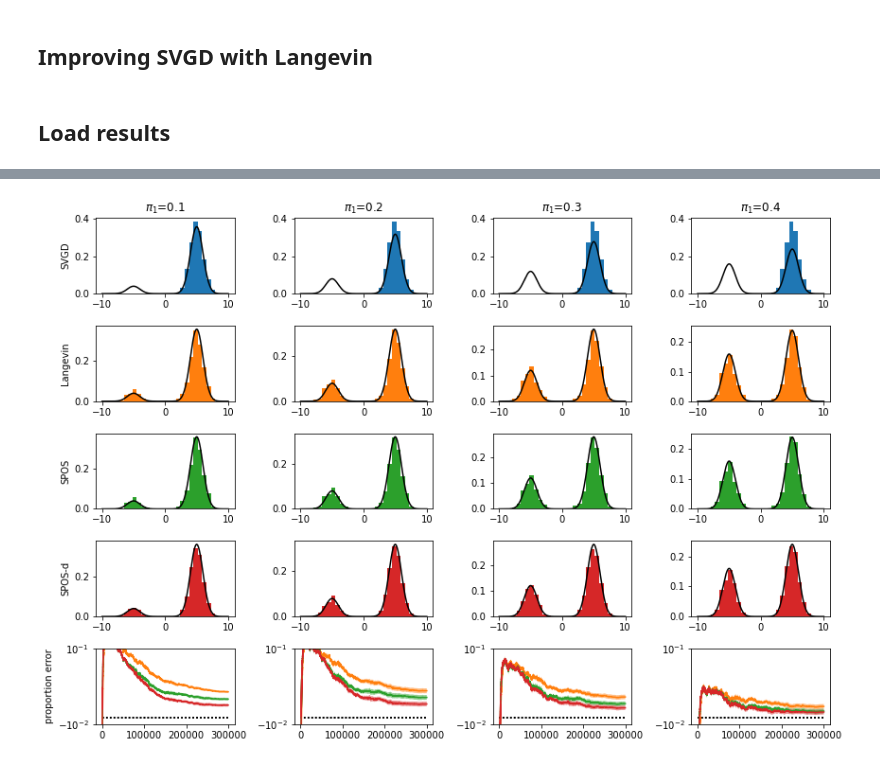
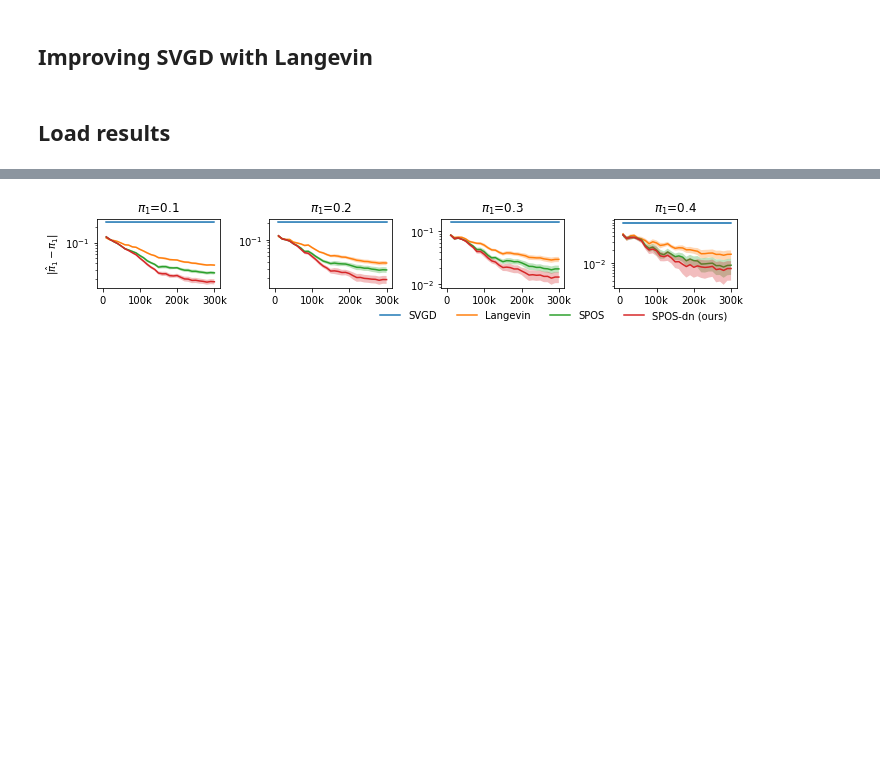
Before and after one commit to noukoudashisoup/score-EM, a Jupyter notebook: tm-KSD/tm-KSD_and_SPOP-d.ipynb, the cells around one changed output, grey strips where cells are left out. Cells and saved outputs as stored; diff of their text form; code cells hidden in the pictures; blank space fills up the shorter version.

```diff
--- a/tm-KSD/tm-KSD_and_SPOP-d.ipynb
+++ b/tm-KSD/tm-KSD_and_SPOP-d.ipynb
@@ -3,8 +3,8 @@
 %autoreload 2
 # %%
 import matplotlib
-matplotlib.rcParams['pdf.fonttype'] = 42
-matplotlib.rcParams['ps.fonttype'] = 42
+# matplotlib.rcParams['pdf.fonttype'] = 42
+# matplotlib.rcParams['ps.fonttype'] = 42
 
 import torch
 import torch.nn as nn
@@ -432,70 +445,77 @@ import os
 dist="N"
 
 grid = torch.linspace(-10,10,1000)[:,None]
-fig, axes = plt.subplots(5,4, figsize=(12,8))
+
+every = 10000
+
+fig, axes = plt.subplots(1,4, figsize=(10,1.5))
 axes = np.atleast_2d(axes)
 pis = [0.1,0.2,0.3,0.4]
 
-alg_names = ["SVGD", "Langevin", "SPOS", "SPOS-d"]
+alg_names = ["SVGD", "Langevin", "SPOS", "SPOS-dn (ours)"]
 
-for pii, pi in enumerate(pis):
+means = [0.0]
 
-    ax = axes[0, pii]
+for mi, mean in enumerate(means):
+    for pii, pi in enumerate(pis):
 
-    q, p = get_dist(dist, pi, 0.0)
+        q, p = get_dist(dist, pi, 0.0)
 
-    for ai, alg in enumerate(["svgd", "lang", "spos_ori", "spos"]):
+        for ai, alg in enumerate(["svgd", "lang", "spos_ori", "spos"]):
 
-        all_props = []
-        for seed in range(20):
+            all_props = []
+            for seed in range(20):
 
-            if alg == "svgd":
-                fn = f"results/D{dist}_pi{pi}_sigma1.0_noise1.0_mean10.0_is3000_{alg}_ntfixed_seed{seed:02d}.npz"
+                if alg == "svgd":
+                    fn = f"results/D{dist}_pi{pi}_sigma1.0_noise1.0_mean{mean}_is3000_{alg}_ntfixed_seed{seed:02d}.npz"
 
-            elif alg == "spos_ori":
-                fn = f"results/D{dist}_pi{pi}_sigma1.0_noise1.0_mean10.0_is3000_spos_ntfixed_seed{seed:02d}.npz"
-            elif alg == "lang":
-                fn = f"results/D{dist}_pi{pi}_sigma1.0_noise1.0_mean10.0_is3000_lang_ntdecreasing_seed{seed:02d}.npz"
-            else:
-                fn = f"results/D{dist}_pi{pi}_sigma1.0_noise1.0_mean10.0_is3000_{alg}_ntdecreasing_seed{seed:02d}.npz"
-        #     fn = f"results/D{dist}_pi{pi}_sigma5.0_noise5_ni500_seed00.npz"
+                elif alg == "spos_ori":
+                    fn = f"results/D{dist}_pi{pi}_sigma1.0_noise1.0_mean{mean}_is3000_spos_ntfixed_seed{seed:02d}.npz"
+                elif alg == "lang":
+                    fn = f"results/D{dist}_pi{pi}_sigma1.0_noise1.0_mean{mean}_is3000_lang_ntdecreasing_seed{seed:02d}.npz"
+                else:
+                    fn = f"results/D{dist}_pi{pi}_sigma1.0_noise1.0_mean{mean}_is3000_{alg}_ntdecreasing_seed{seed:02d}.npz"
+            #     fn = f"results/D{dist}_pi{pi}_sigma5.0_noise5_ni500_seed00.npz"
 
-            if not os.path.exists(fn):
-                print(f"waiting for {fn}")
-                continue
+                if not os.path.exists(fn):
+                    print(f"waiting for {fn}")
+                    continue
 
-            globals().update(np.load(fn))
+                res = np.load(fn)
+                prop = res['props'][every-1::every]
+                all_props += prop,
+                niter = len(prop)
 
-            all_props += props,
-
-            if isinstance(x, torch.Tensor):
-                x = x.cpu().numpy()
+                if isinstance(x, torch.Tensor):
+                    x = x.cpu().numpy()
 
 
-        pdf = p.log_prob(grid.to("cuda:0")).exp().cpu()
-        true_pi = pdf[grid[:,0]<0].sum() / pdf.sum()
-        props_mean = 1 - np.mean(all_props,0) - float(true_pi)
-        props_std = np.std(all_props,0) / np.sqrt(len(all_props))
+            pdf = p.log_prob(grid.to("cuda:0")).exp().cpu()
+            true_pi = pdf[grid[:,0]<0].sum() / pdf.sum()
+            props_mean = 1 - np.mean(all_props,0) - float(true_pi)
+            props_std = np.std(all_props,0) / np.sqrt(len(all_props))
 
+            ax = axes[mi,pii]
 
-        ax = axes[ai, pii]
-        ax.hist(x[:,0], density=True, bins=np.linspace(-10,10,30), label = alg, color=f"C{ai}")
-        pt_x = p.log_prob(grid.to("cuda:0")).exp().cpu()
-        ax.plot(grid.cpu(), pt_x.cpu(), "k")
+            props_mean = props_mean
+            props_std = props_std
+            ax.plot(range(1,1+len(props_mean)), props_mean, label = alg, alpha=1.0, zorder = ai)
+            ax.fill_between(range(1,1+len(props_mean)), props_mean+props_std, props_mean - props_std ,
+                            label = alg, alpha=0.3 , zorder = ai)
 
-        ax = axes[4, pii]
-        ax.plot(props_mean, label = alg, alpha=1.0)
-        ax.fill_between(range(len(props)), props_mean+props_std, props_mean - props_std , label = alg, alpha=0.5)
+            ax.hlines(0, 0, 30, color="k", ls=":")
+    #         ax.set_ylim([3e-3,0.3])
+            ax.set_yscale("log")
+            ax.set_xticks([0,10,20,30])
+            ax.set_xticklabels(["0","100k", "200k", "300k"])
 
-        ax.hlines(0, 0, len(props), color="k", ls=":")
-        ax.set_yscale("symlog")
-        ax.set_ylim([-0.01,0.1])
-        axes[ai,0].set_ylabel(alg_names[ai])
-
-axes[4,0].set_ylabel("proportion error")
+    axes[mi,0].set_ylabel(r"$|\hat\pi_1 - \pi_1|$")
 
 fig.tight_layout()
+axes[-1,-1].legend(alg_names, loc="upper right", bbox_to_anchor=(1.0,-0.2), ncol=4, frameon=False)
 
 for pii, pi in enumerate(pis):
     axes[0, pii].set_title(f"$\pi_1$={pi}")
+
+fig.savefig("figs/spos-d.pdf", bbox_inches="tight", pad_inches=0.01)
 # %% [output]
@@ -509,4 +522,4 @@ waiting for results/DN_pi0.3_sigma1.0_noise1.0_mean10.0_is3000_spos_ntfixed_seed
-[figure, old version]
+[figure, new version]
 # %%
 from run_svgd import get_dist
 import os
```
Also changed, not shown: parts of 11 cells of this notebook, 2 other files.
